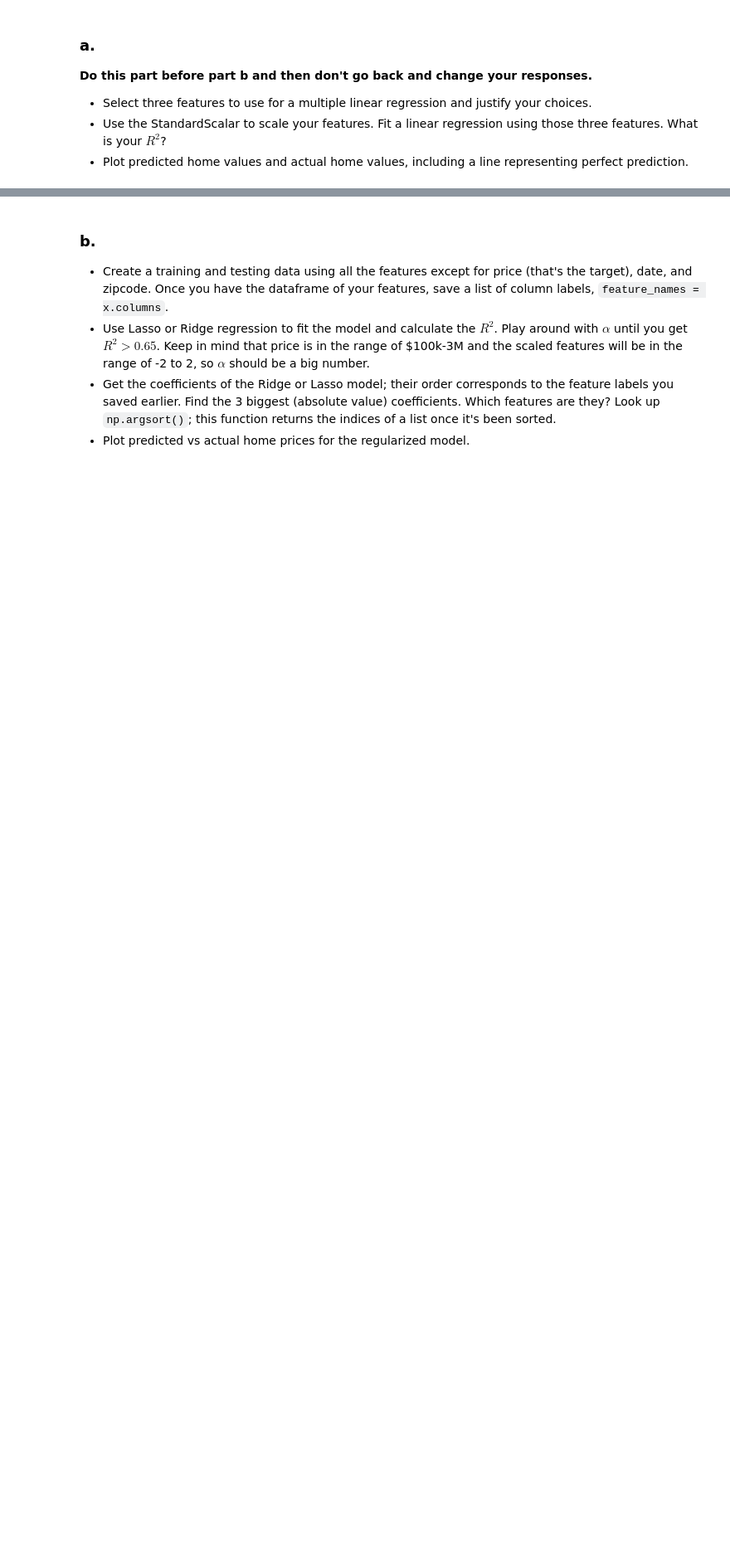
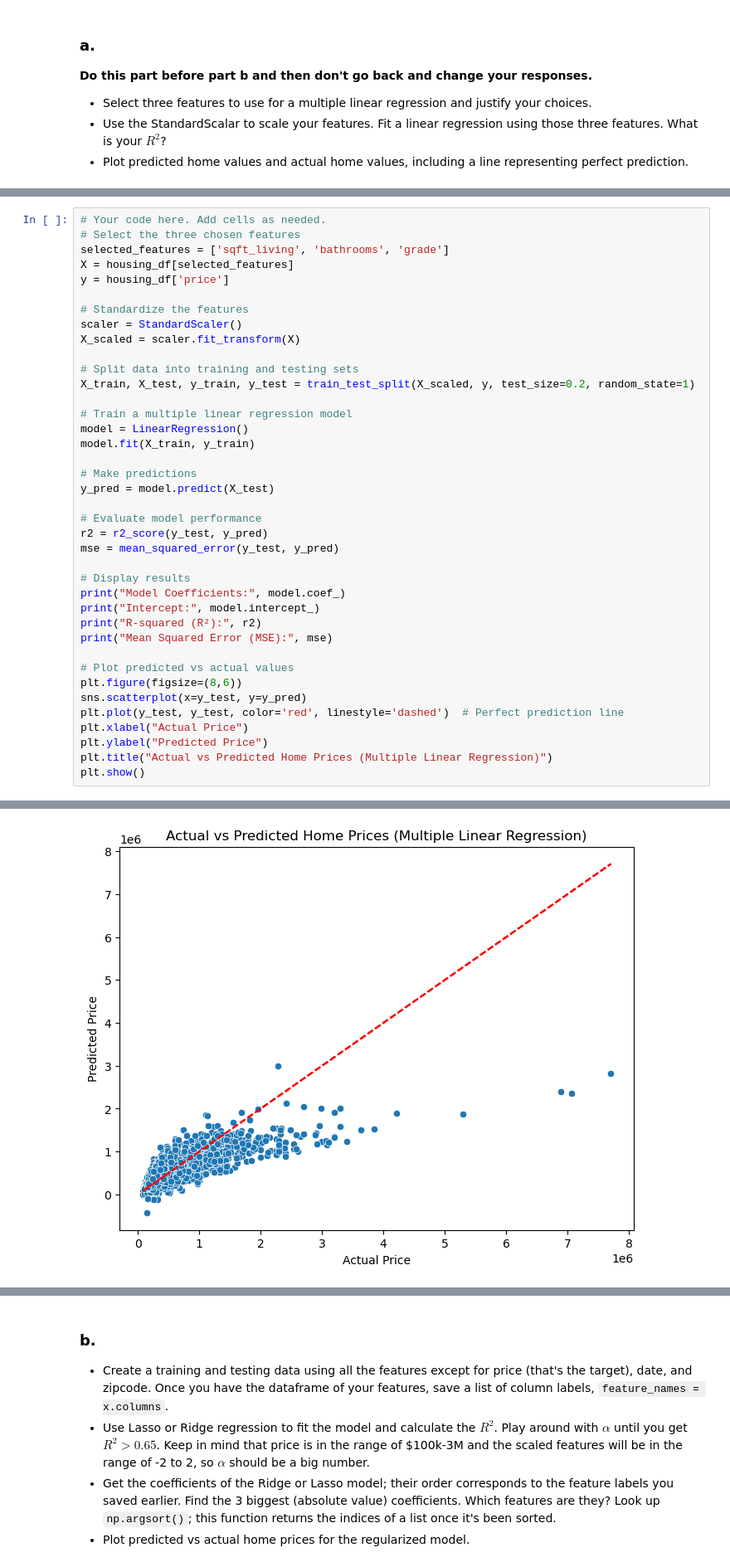
Before and after one commit to GettysburgDataScience/ps1-linear-regression-Saheedah20, a Jupyter notebook: PS1.ipynb, the cells around one changed output, grey strips where cells are left out. Shown at 83% size. Drawn from its saved outputs; the diff is of its cells as text; blank space fills up the shorter version.

```diff
--- a/PS1.ipynb
+++ b/PS1.ipynb
@@ -269,0 +290,40 @@ Which features are you using and why?
+# %%
+# Your code here. Add cells as needed.
+# Select the three chosen features
+selected_features = ['sqft_living', 'bathrooms', 'grade']
+X = housing_df[selected_features]
+y = housing_df['price']
+
+# Standardize the features
+scaler = StandardScaler()
+X_scaled = scaler.fit_transform(X)
+
+# Split data into training and testing sets
+X_train, X_test, y_train, y_test = train_test_split(X_scaled, y, test_size=0.2, random_state=1)
+
+# Train a multiple linear regression model
+model = LinearRegression()
+model.fit(X_train, y_train)
+
+# Make predictions
+y_pred = model.predict(X_test)
+
+# Evaluate model performance
+r2 = r2_score(y_test, y_pred)
+mse = mean_squared_error(y_test, y_pred)
+
+# Display results
+print("Model Coefficients:", model.coef_)
+print("Intercept:", model.intercept_)
+print("R-squared (R²):", r2)
+print("Mean Squared Error (MSE):", mse)
+
+# Plot predicted vs actual values
+plt.figure(figsize=(8,6))
+sns.scatterplot(x=y_test, y=y_pred)
+plt.plot(y_test, y_test, color='red', linestyle='dashed')  # Perfect prediction line
+plt.xlabel("Actual Price")
+plt.ylabel("Predicted Price")
+plt.title("Actual vs Predicted Home Prices (Multiple Linear Regression)")
+plt.show()
+# %% [output]
@@ -269,0 +334 @@ Which features are you using and why?
+[figure, added]
```
Also changed, not shown: parts of 13 cells of this notebook, 1 other file.
